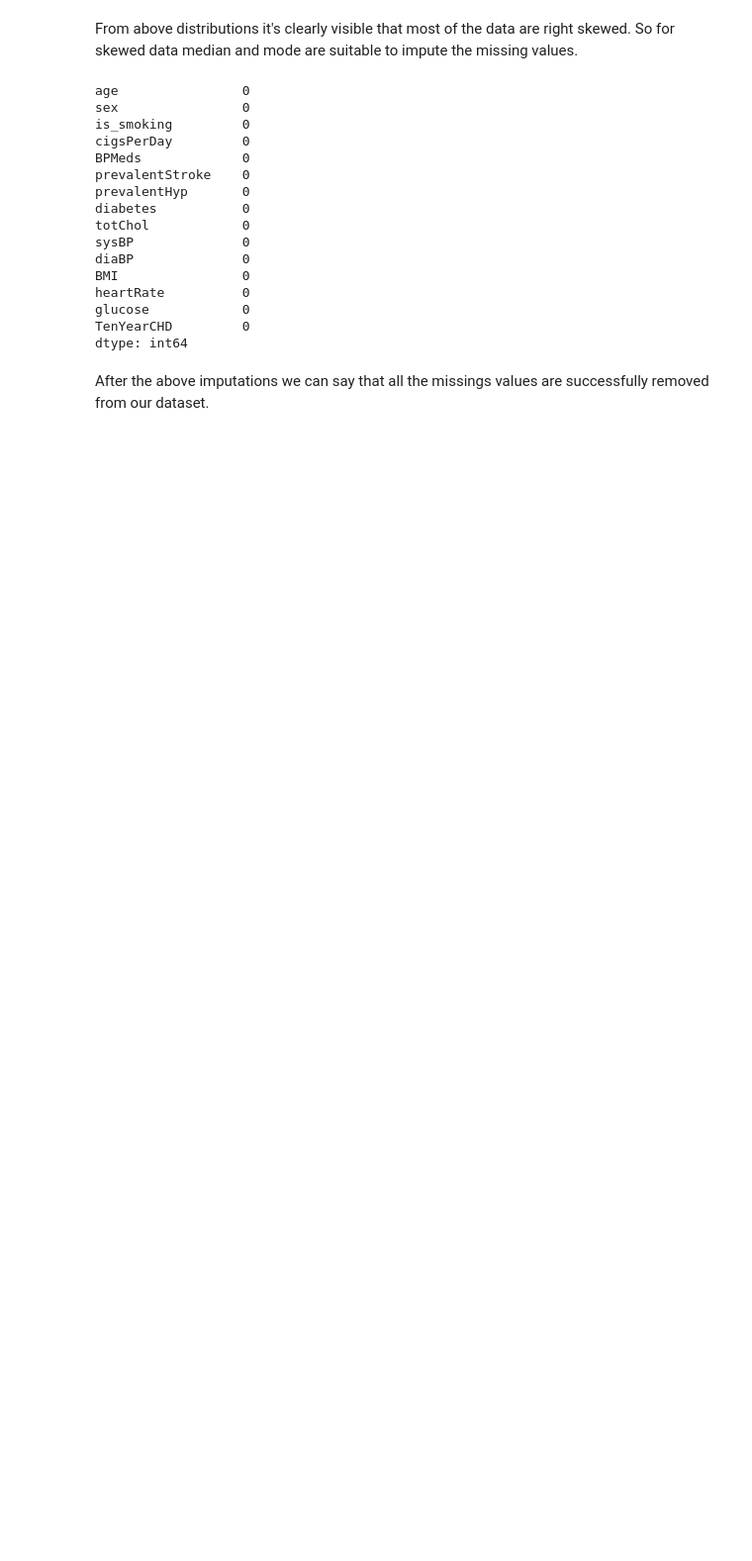
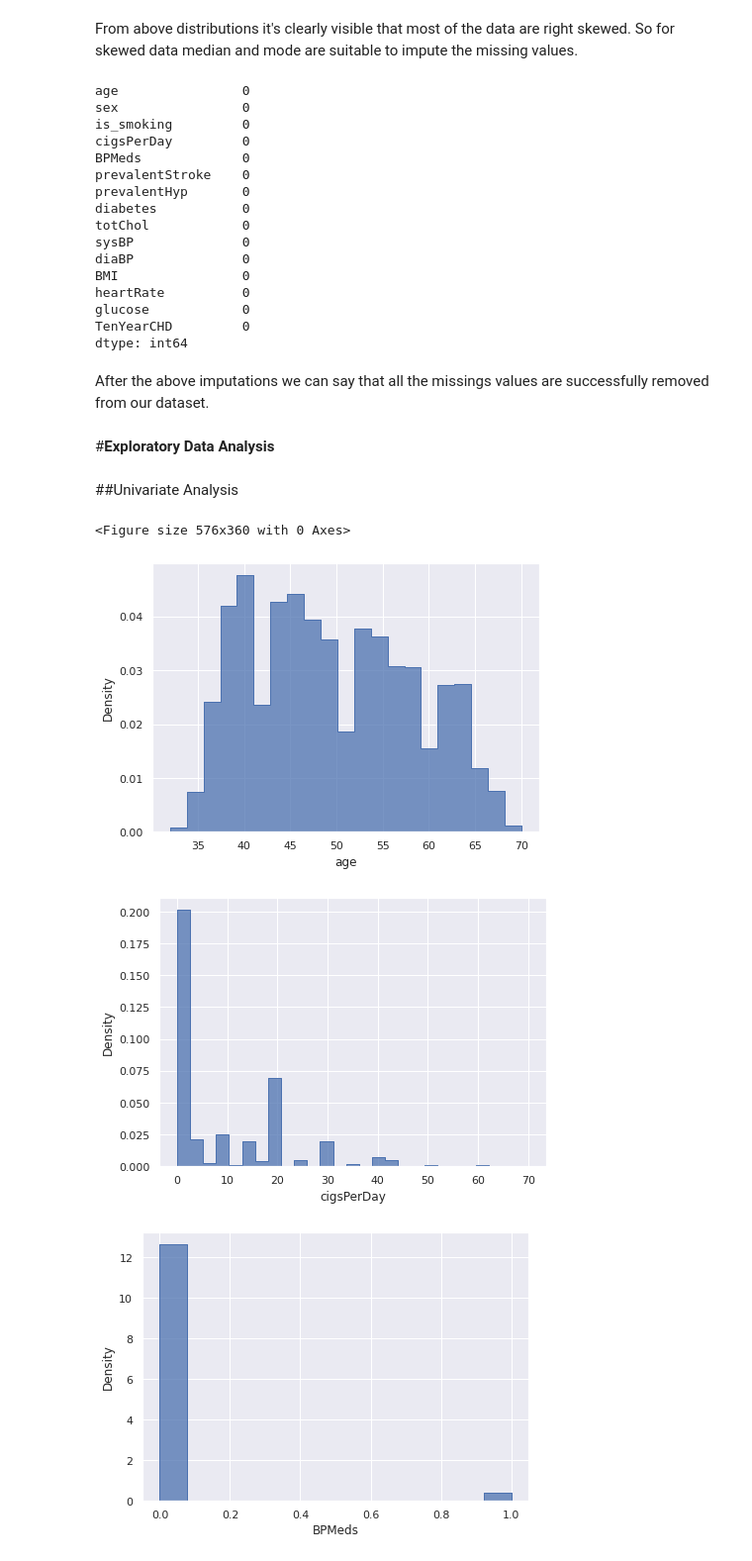
Before and after one commit to Abhishek-Shubham001/Cardiovascular-Risk-Prediction, a Jupyter notebook: Cardiovascular_Risk_Prediction_Capstone_Project.ipynb, the cells around one changed output. Shown: that part at 99% size. Saved outputs shown, nothing was run; the diff lists cells and outputs as text; code cells hidden in the pictures; blank space fills up the shorter version.

```diff
--- a/Cardiovascular_Risk_Prediction_Capstone_Project.ipynb
+++ b/Cardiovascular_Risk_Prediction_Capstone_Project.ipynb
@@ -250,3 +250,24 @@ TenYearCHD         0
 dtype: int64
 # %% [markdown]
 After the above imputations we can say that all the missings values are successfully removed from our dataset.
+# %% [markdown]
+#**Exploratory Data Analysis**
+# %% [markdown]
+##Univariate Analysis
+# %%
+#Distribution of all the features
+
+# Plotting Distributions of all the numerical variables
+plt.figure(figsize= [8, 5])
+features= list(crp_df.describe().columns)
+sns.set(style='darkgrid')
+for col in features:
+  fig, ax = plt.subplots()
+  sns.histplot(crp_df[col], ax= ax, stat= 'density', element= 'step'  )
+  fig.set_figheight(5)
+  fig.set_figwidth(7)
+# %% [output]
+<Figure size 576x360 with 0 Axes>
+[figure, added]
+[figure, added]
+[figure, added]
```
Also changed, not shown: parts of 28 cells of this notebook.
